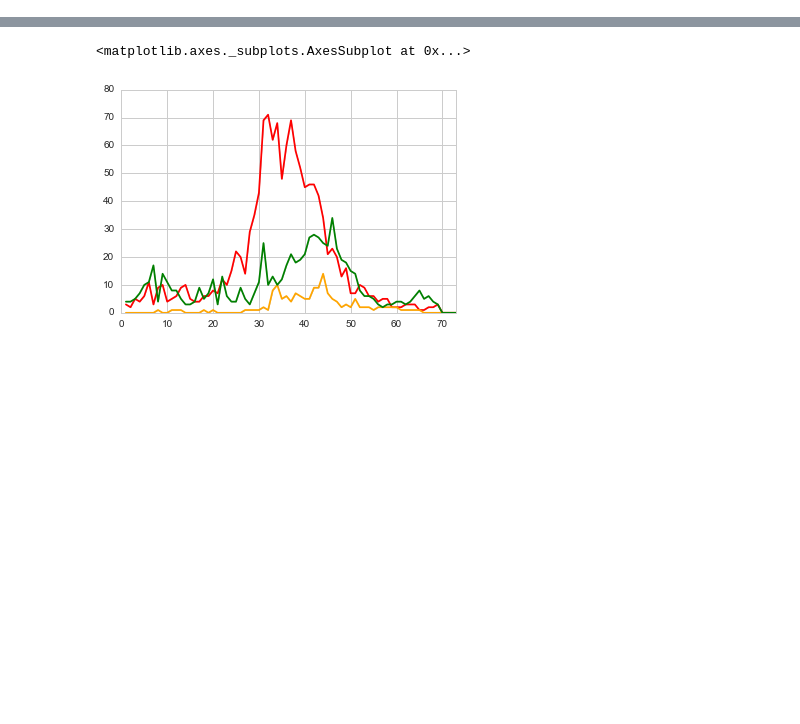
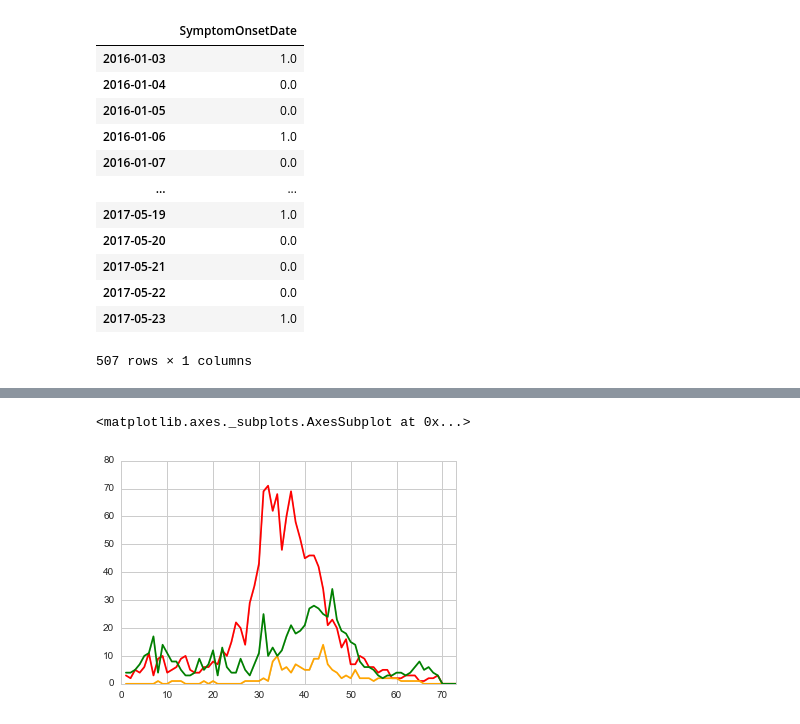
Before and after one commit to blab/zika-usvi, a Jupyter notebook: scripts/incidence-plotting.ipynb, the cells around one changed output, grey strips where cells are left out. Cells and saved outputs as stored; diff of their text form; code cells hidden in the pictures; blank space fills up the shorter version.

```diff
--- a/scripts/incidence-plotting.ipynb
+++ b/scripts/incidence-plotting.ipynb
@@ -42,0 +58,22 @@ plt.show()
+# %%
+#then, make those above case counts contiguous with the full range of dates between the first and last case.
+#this in essence fits the daily case counts into the date range index, filling in 0's for dates that had no cases.
+
+empty_curve = case_counts_per_day.reindex(day_index).fillna(0) #make df for every day in range, set case counts at 0
+all_islands_epi_curve_daily = empty_curve.add(case_counts_per_day).fillna(0) #add case counts from actual data if date has cases
+#rename the columns so the names actually make sense.
+all_islands_epi_curve_daily
+# %% [output]
+|  | SymptomOnsetDate |
+| 2016-01-03 | 1.0 |
+| 2016-01-04 | 0.0 |
+| 2016-01-05 | 0.0 |
+| 2016-01-06 | 1.0 |
+| 2016-01-07 | 0.0 |
+| ... | ... |
+| 2017-05-19 | 1.0 |
+| 2017-05-20 | 0.0 |
+| 2017-05-21 | 0.0 |
+| 2017-05-22 | 0.0 |
+| 2017-05-23 | 1.0 |
+507 rows × 1 columns
```
Also changed, not shown: parts of 8 cells of this notebook.
